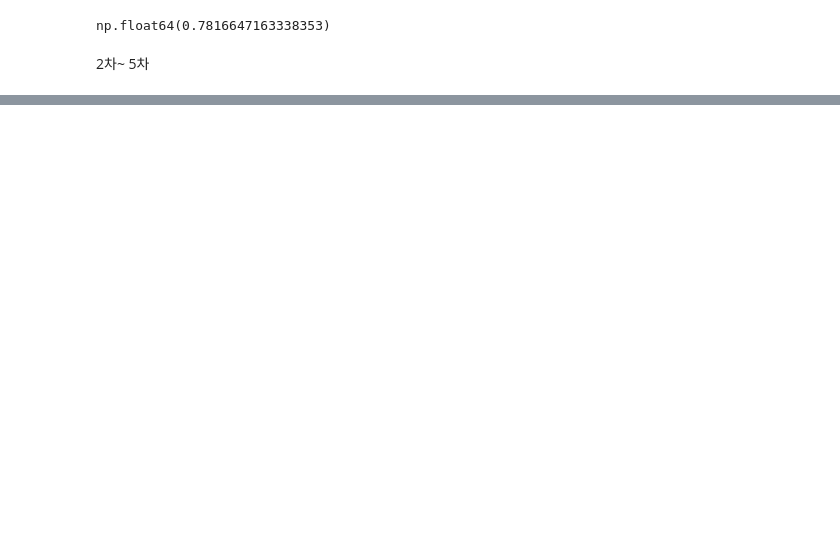
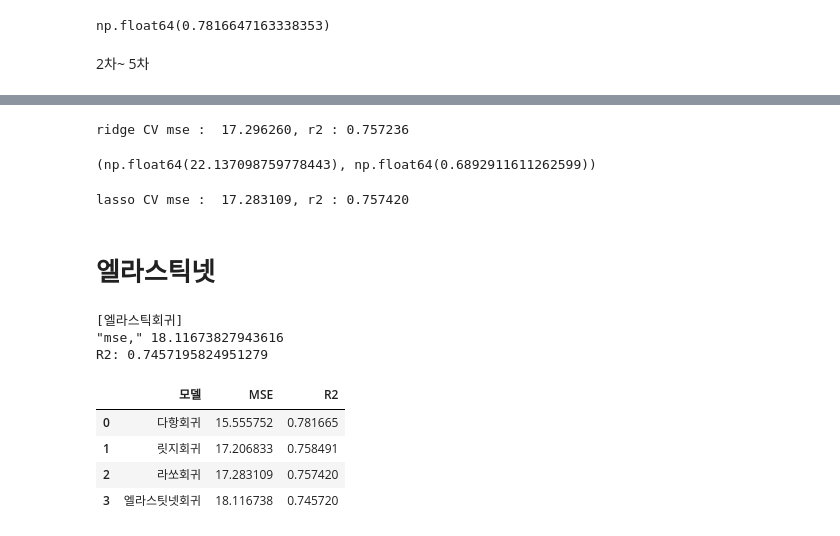
Before and after one commit to meanresult/anal_rep2, a Jupyter notebook: 32_선형회귀_분석_주석추가.ipynb, the cells around one changed output, grey strips where cells are left out. Cells and saved outputs as stored; diff of their text form; code cells hidden in the pictures; blank space fills up the shorter version.

```diff
--- a/32_선형회귀_분석_주석추가.ipynb
+++ b/32_선형회귀_분석_주석추가.ipynb
@@ -301,0 +343,54 @@ pd.DataFrame(results)
+# %%
+# 릿지 교차검증
+
+from sklearn.linear_model import RidgeCV, LassoCV
+
+alphas = [0.001, 0.01, 0.1, 1, 10, 100]
+ridge_cv = RidgeCV(alphas=alphas, cv=5)
+ridge_cv.fit(xtrain,ytrain)
+ridge_preds = ridge_cv.predict(xtest)
+ridge_mse = mean_squared_error(ytest, ridge_preds)
+ridge_r2 = r2_score(ytest, ridge_preds)
+print(f'ridge CV mse : {ridge_mse: 4f}, r2 : {ridge_r2:4f}')
+# %% [output]
+ridge CV mse :  17.296260, r2 : 0.757236
+# %%
+# 라쏘 모델
+
+lasso = Lasso(alpha=1.0)
+lasso.fit(xtrain, ytrain)
+pred_lasso = lasso.predict(xtest)
+
+lasso_mse = mean_squared_error(ytest, pred_lasso)
+lasso_r2 = r2_score(ytest, pred_lasso)
+
+lasso_mse,lasso_r2
+# %% [output]
+(np.float64(22.137098759778443), np.float64(0.6892911611262599))
+# %%
+# 라쏘 교차검증
+
+from sklearn.linear_model import LassoCV, LassoCV
+
+alphas = [0.001, 0.01, 0.1, 1, 10, 100]
+lasso_cv = LassoCV(alphas=alphas, cv=5)
+lasso_cv.fit(xtrain, ytrain)
+lasso_pred = lasso_cv.predict(xtest)
+lasso_mse = mean_squared_error(ytest, lasso_pred)
+lasso_r2 = r2_score(ytest, lasso_pred)
+print(f'lasso CV mse : {lasso_mse: 4f}, r2 : {lasso_r2:4f}')
+# %% [output]
+lasso CV mse :  17.283109, r2 : 0.757420
+# %% [markdown]
+# 엘라스틱넷
+# %%
+enet = ElasticNet(alpha=0.1, l1_ratio=0.5)
+enet.fit(xtrain, ytrain)
+pred_enet = enet.predict(xtest)
+print("\n[엘라스틱회귀]")
+print(f'"mse," {mean_squared_error(ytest, pred_enet)}')
+print('R2:', r2_score(ytest, pred_enet))
+# %% [output]
+[엘라스틱회귀]
+"mse," 18.11673827943616
+R2: 0.7457195824951279
@@ -301,0 +399,20 @@ pd.DataFrame(results)
+# %%
+results  = pd.DataFrame({
+    '모델' : ['다항회귀', '릿지회귀', '라쏘회귀', '엘라스팃넷회귀'],
+    'MSE' : [ mean_squared_error(ytest, pred_poly),
+             mean_squared_error(ytest, pred_rigde),
+             mean_squared_error(ytest, lasso_pred),
+             mean_squared_error(ytest, pred_enet)],
+    'R2' : [r2_score(ytest,pred_poly),
+            r2_score(ytest,pred_rigde),
+            r2_score(ytest,lasso_pred),
+            r2_score(ytest,pred_enet)]
+    })
+
+results
+# %% [output]
+|  | 모델 | MSE | R2 |
+| 0 | 다항회귀 | 15.555752 | 0.781665 |
+| 1 | 릿지회귀 | 17.206833 | 0.758491 |
+| 2 | 라쏘회귀 | 17.283109 | 0.757420 |
+| 3 | 엘라스팃넷회귀 | 18.116738 | 0.745720 |
```
Also changed, not shown: parts of 13 cells of this notebook, 7 other files.
